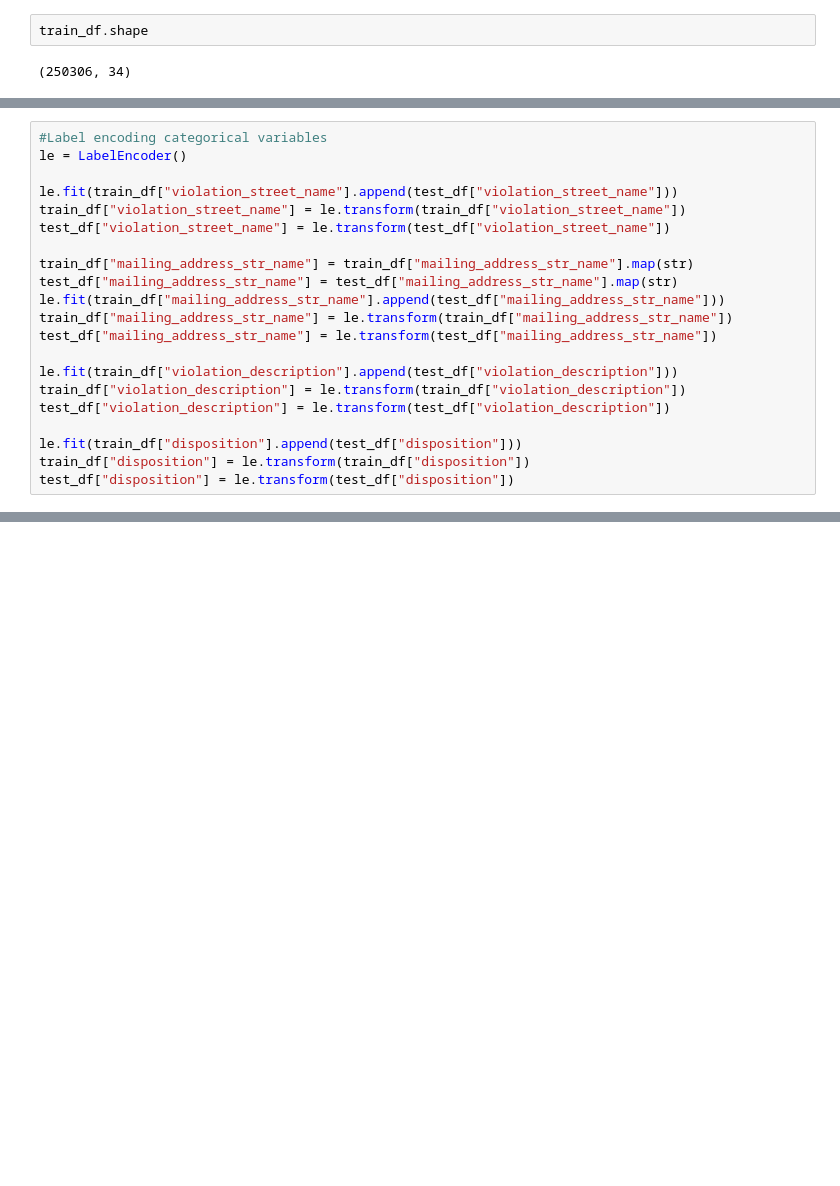
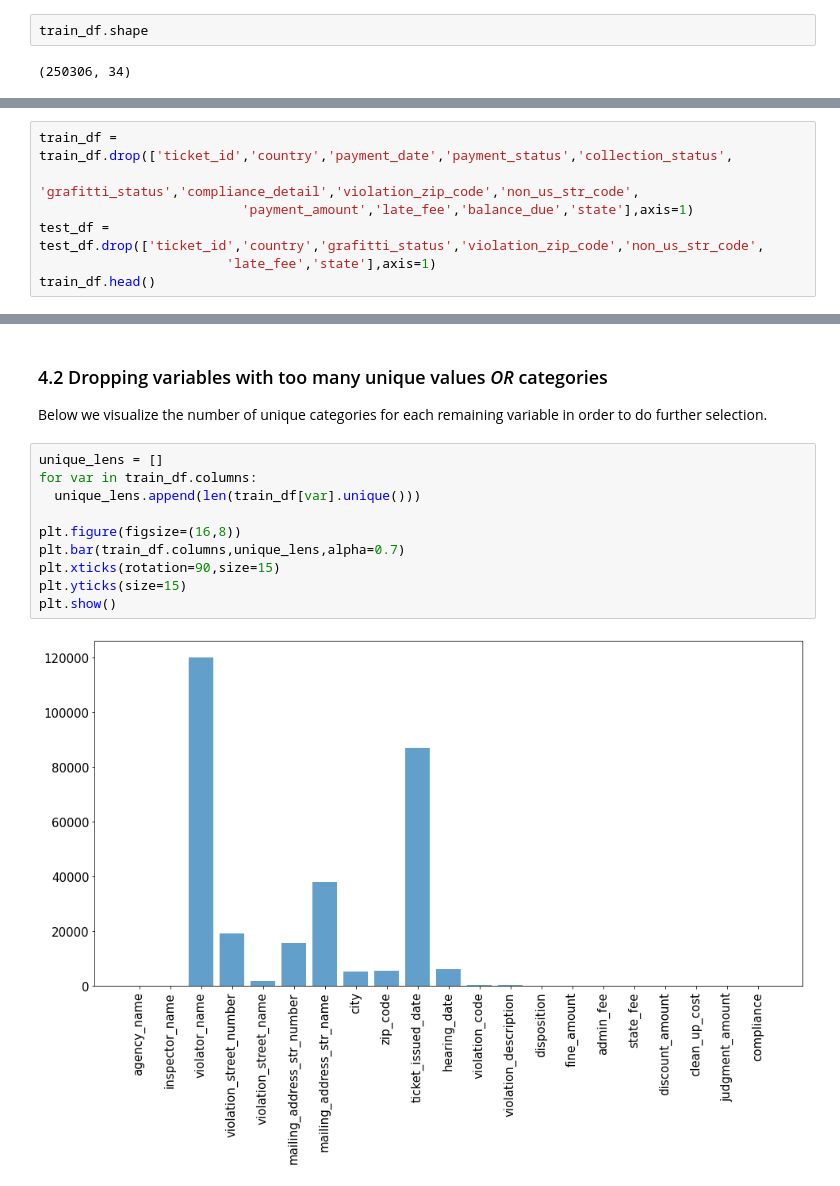
Before and after one commit to saychelsea11/Predicting-Property-Maintenance-Fine-Payment, a Jupyter notebook: Predicting_Property_Maintenance_Fines.ipynb, the cells around one changed output, grey strips where cells are left out. Drawn from its saved outputs; the diff is of its cells as text; blank space fills up the shorter version.

```diff
--- a/Predicting_Property_Maintenance_Fines.ipynb
+++ b/Predicting_Property_Maintenance_Fines.ipynb
@@ -123,21 +126,0 @@ test_df = test_df.drop(["zip_code","mailing_address_str_number"],axis=1)
-# %%
-#Label encoding categorical variables
-le = LabelEncoder()
-
-le.fit(train_df["violation_street_name"].append(test_df["violation_street_name"]))
-train_df["violation_street_name"] = le.transform(train_df["violation_street_name"])
-test_df["violation_street_name"] = le.transform(test_df["violation_street_name"])
-
-train_df["mailing_address_str_name"] = train_df["mailing_address_str_name"].map(str)
-test_df["mailing_address_str_name"] = test_df["mailing_address_str_name"].map(str)
-le.fit(train_df["mailing_address_str_name"].append(test_df["mailing_address_str_name"]))
-train_df["mailing_address_str_name"] = le.transform(train_df["mailing_address_str_name"])
-test_df["mailing_address_str_name"] = le.transform(test_df["mailing_address_str_name"])
-
-le.fit(train_df["violation_description"].append(test_df["violation_description"]))
-train_df["violation_description"] = le.transform(train_df["violation_description"])
-test_df["violation_description"] = le.transform(test_df["violation_description"])
-
-le.fit(train_df["disposition"].append(test_df["disposition"]))
-train_df["disposition"] = le.transform(train_df["disposition"])
-test_df["disposition"] = le.transform(test_df["disposition"])
@@ -271,0 +157,7 @@ Name: compliance, Length: 61001, dtype: float64
+# %%
+train_df = train_df.drop(['ticket_id','country','payment_date','payment_status','collection_status',
+                          'grafitti_status','compliance_detail','violation_zip_code','non_us_str_code',
+                          'payment_amount','late_fee','balance_due','state'],axis=1)
+test_df = test_df.drop(['ticket_id','country','grafitti_status','violation_zip_code','non_us_str_code',
+                        'late_fee','state'],axis=1)
+train_df.head()
@@ -271,0 +171,16 @@ Name: compliance, Length: 61001, dtype: float64
+# %% [markdown]
+### 4.2 Dropping variables with too many unique values *OR* categories
+
+Below we visualize the number of unique categories for each remaining variable in order to do further selection.
+# %%
+unique_lens = []
+for var in train_df.columns:
+  unique_lens.append(len(train_df[var].unique()))
+
+plt.figure(figsize=(16,8))
+plt.bar(train_df.columns,unique_lens,alpha=0.7)
+plt.xticks(rotation=90,size=15)
+plt.yticks(size=15)
+plt.show()
+# %% [output]
+[figure, added]
```
Also changed, not shown: parts of 130 cells of this notebook.
